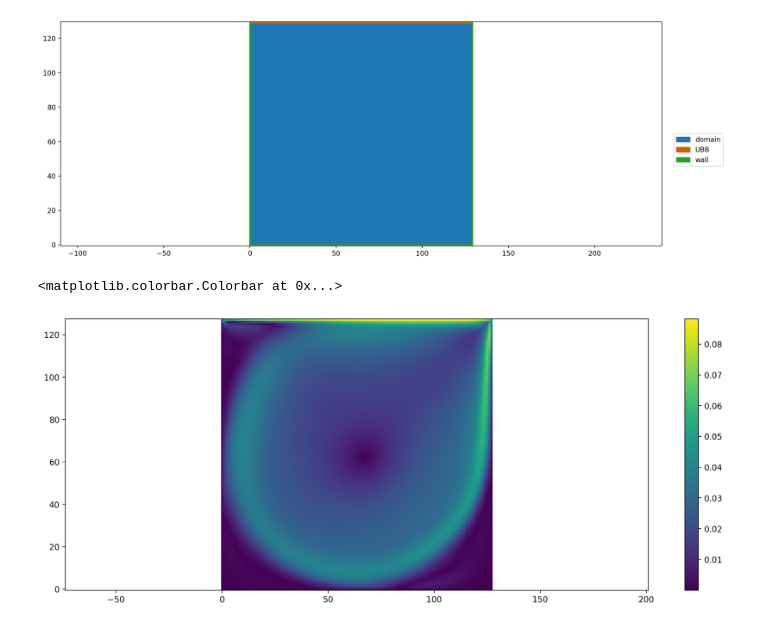
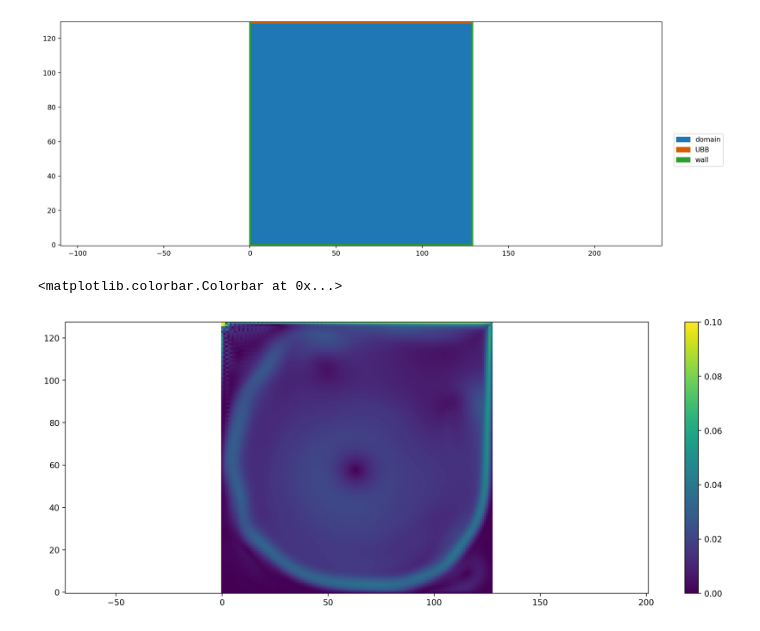
Before and after one commit to ki2098/lbm, a Jupyter notebook: 2d-cavity/test.ipynb, the cells around one changed output. Cells and saved outputs as stored; diff of their text form; code cells hidden in the pictures.

```diff
--- a/2d-cavity/test.ipynb
+++ b/2d-cavity/test.ipynb
@@ -4,7 +4,7 @@ from lbmpy.parameterization import Scaling
 # %%
 cavity_length = 1
 lid_velocity = 1
-Re = 5000
+Re = 25000
 kinematic_viscosity = cavity_length*lid_velocity/Re
 cell_number = 128
 sc = Scaling(
@@ -109,8 +109,8 @@ def time_loop(nstep):
 time_loop(50000)
 # %%
 plt.figure(dpi=200)
-plt.vector_field_magnitude(dh.gather_array('velField'))
+plt.vector_field_magnitude(dh.gather_array('velField'), vmin=0, vmax=lattice_velocity)
 plt.colorbar()
 # %% [output]
 <matplotlib.colorbar.Colorbar at 0x...>
-[figure, old version]
+[figure, new version]
```
Also changed, not shown: parts of 2 cells of this notebook, 4 other files.
